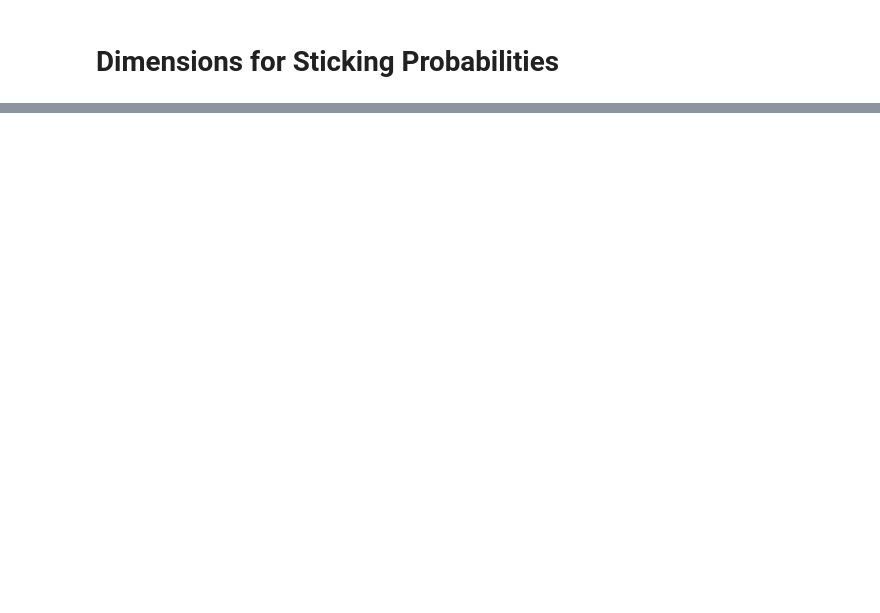
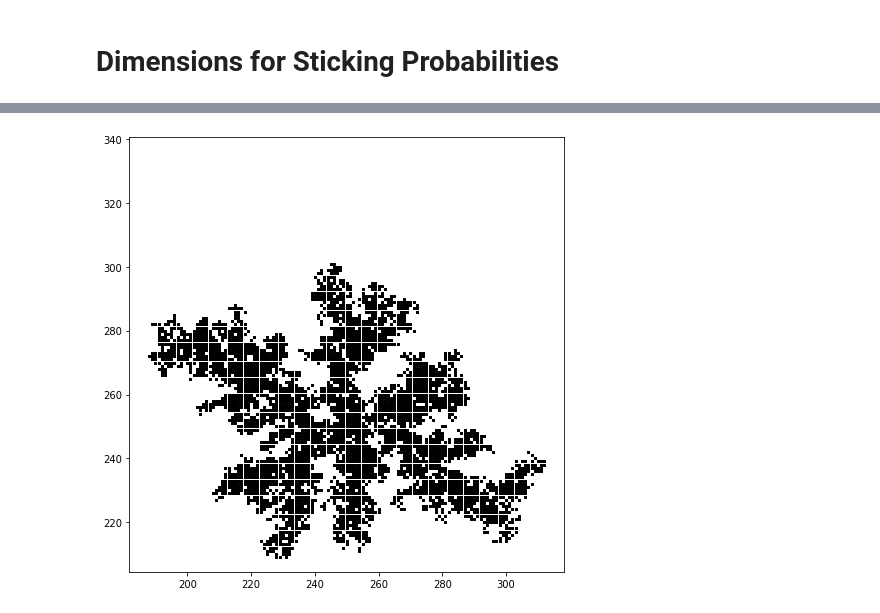
Before and after one commit to edwardwebster/PH30056-Labs, a Jupyter notebook: Coursework 1/Data/StickingProbabilityAnalysis.ipynb, the cells around one changed output, grey strips where cells are left out. Saved outputs shown, nothing was run; the diff lists cells and outputs as text; code cells hidden in the pictures; blank space fills up the shorter version.

```diff
--- a/Coursework 1/Data/StickingProbabilityAnalysis.ipynb
+++ b/Coursework 1/Data/StickingProbabilityAnalysis.ipynb
@@ -78,0 +104,13 @@ p=1.0:   1.547 ± 0.011
+# %%
+fig  = plt.figure(figsize=[8, 8])
+
+plt.scatter(sim2.data['x'], sim2.data['y'], label="p=0.05", marker="s", color="black", s=3)
+
+plt.xlim([175, 325])
+plt.ylim([175, 325])
+plt.axis('square')
+# plt.axis('off')
+
+plt.show()
+# %% [output]
+[figure, added]
```
Also changed, not shown: parts of 10 cells of this notebook, 34 other files.
